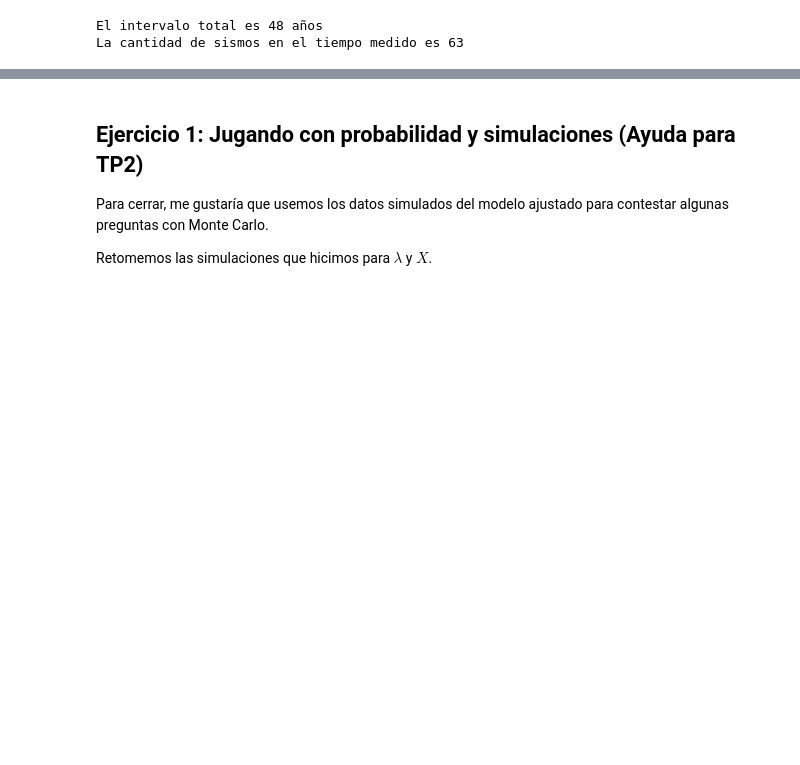
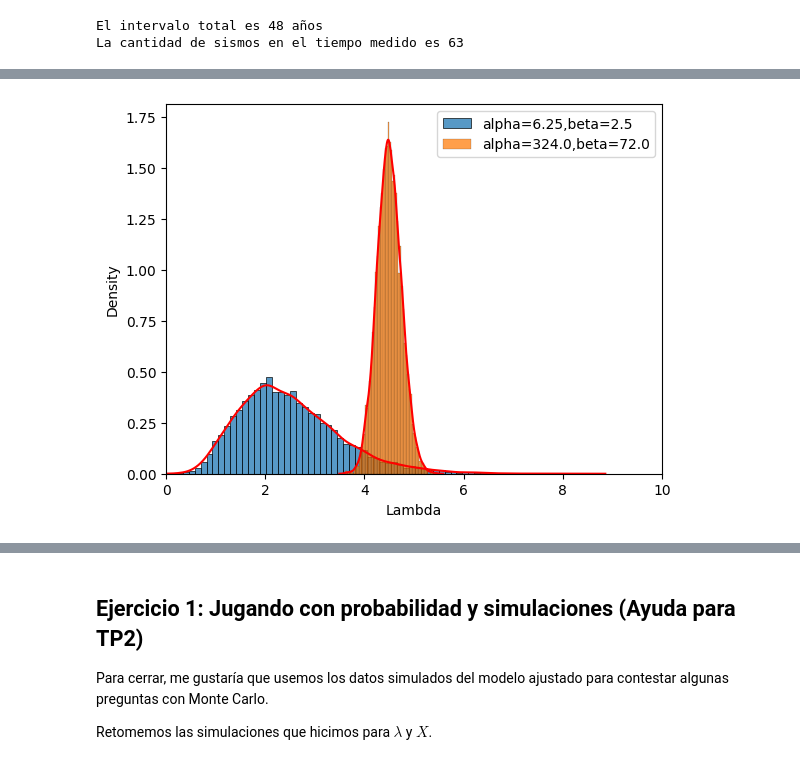
Before and after one commit to mbalbi/ciencia_de_datos, a Jupyter notebook: tps/1c2024/Practica_7_completa.ipynb, the cells around one changed output, grey strips where cells are left out. Saved outputs shown, nothing was run; the diff lists cells and outputs as text; code cells hidden in the pictures; blank space fills up the shorter version.

```diff
--- a/tps/1c2024/Practica_7_completa.ipynb
+++ b/tps/1c2024/Practica_7_completa.ipynb
@@ -1301,0 +342,23 @@ Como ven entonces, me dio básicamente lo mismo que antes. Así que con esto ya
+# %%
+rng = np.random.default_rng()
+N = 10000
+
+# Distribucion Gamma
+alpha1 = 6.25
+beta1 = 2.5
+l_sim1 = rng.gamma(alpha1,1/beta1,N)
+
+alpha2 = 4.5**2/0.25**2
+beta2 = 4.5/0.25**2
+l_sim2 = rng.gamma(alpha2,1/beta2,N)
+
+sns.histplot(l_sim1,stat='density',label='alpha='+str(alpha1)+',beta='+str(beta1))
+sns.kdeplot(l_sim1,color='red')
+sns.histplot(l_sim2,stat='density',label='alpha='+str(alpha2)+',beta='+str(beta2))
+sns.kdeplot(l_sim2,color='red')
+plt.xlabel('Lambda')
+plt.legend()
+plt.xlim([0,10])
+plt.show()
+# %% [output]
+[figure, added]
```
Also changed, not shown: parts of 120 cells of this notebook.
